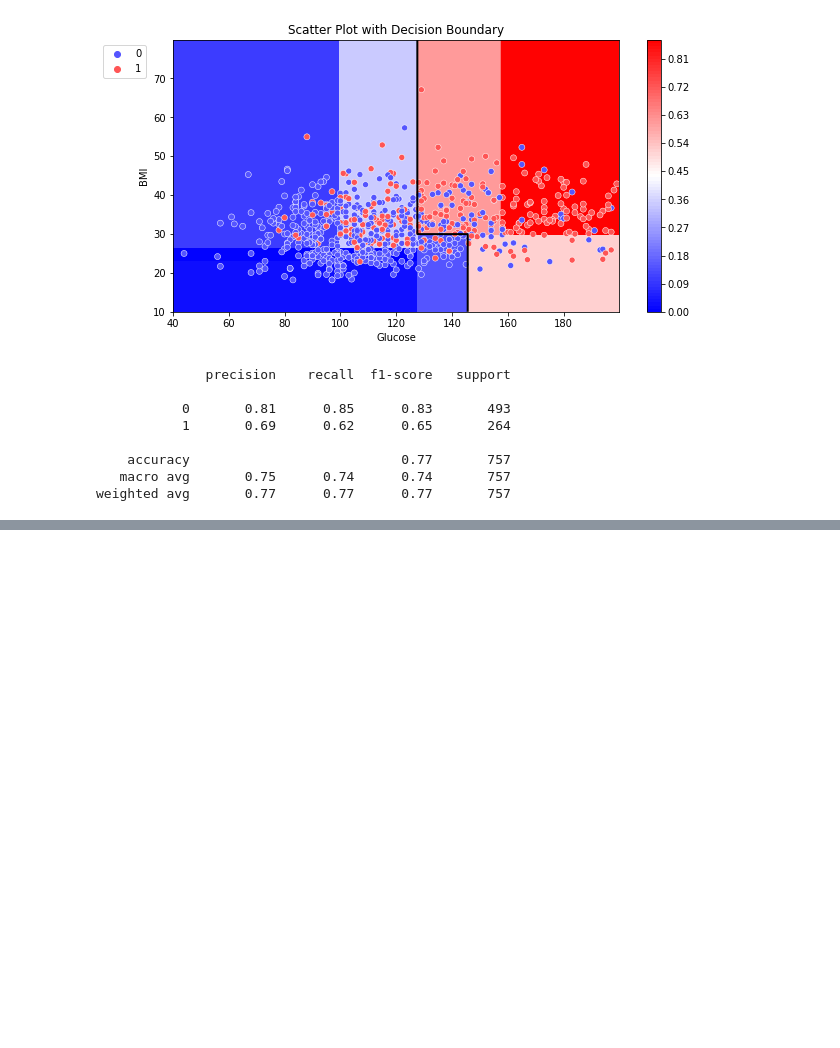
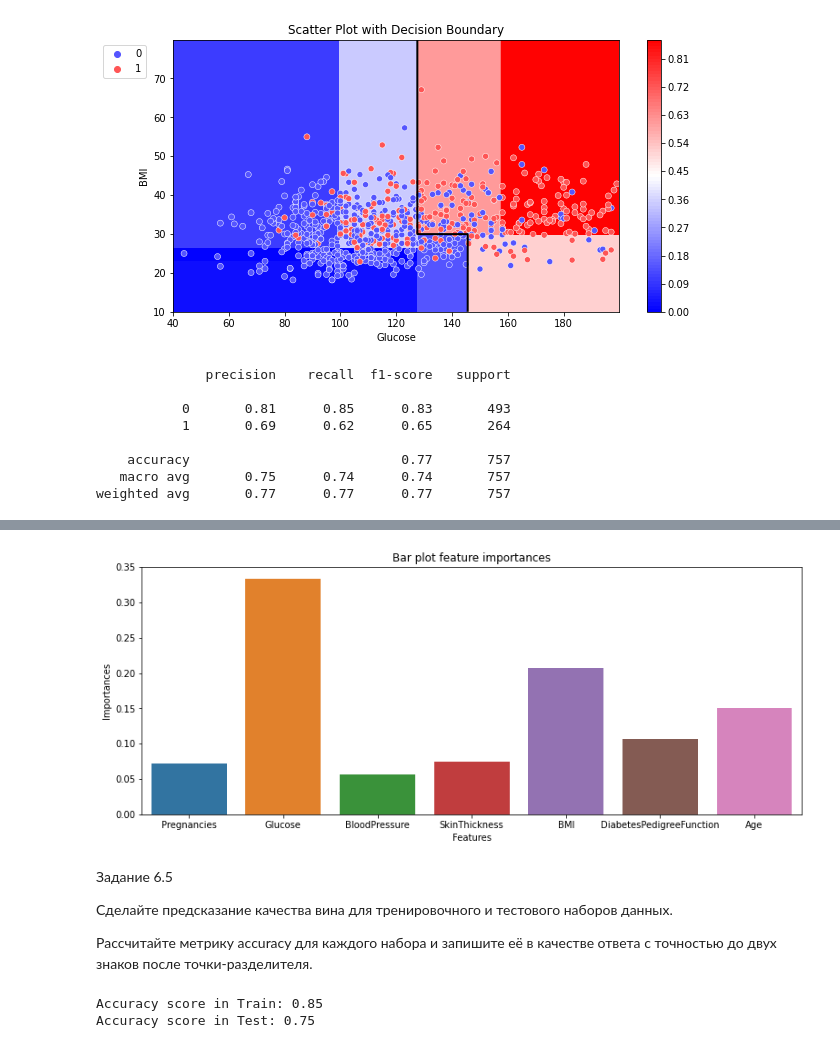
Before and after one commit to DarthSirius/Lessons, a Jupyter notebook: SkillFactory/ML/ML_3.ipynb, the cells around one changed output, grey strips where cells are left out. Saved outputs shown, nothing was run; the diff lists cells and outputs as text; code cells hidden in the pictures; blank space fills up the shorter version.

```diff
--- a/SkillFactory/ML/ML_3.ipynb
+++ b/SkillFactory/ML/ML_3.ipynb
@@ -446,0 +609,21 @@ weighted avg       0.77      0.77      0.77       757
+# %%
+#Создаём матрицу признаков X и столбец с ответами y
+X = diabetes_data.drop('Outcome', axis=1)
+y = diabetes_data['Outcome']
+
+
+#Создаём объект класса RandomForestClassifier
+rf_clf_full = ensemble.RandomForestClassifier(
+    n_estimators=300, #число деревьев
+    criterion='entropy', #критерий эффективности
+    max_depth=6, #максимальная глубина дерева
+    max_features='sqrt', #число признаков из метода случайных подпространств
+    random_state=42 #генератор случайных чисел
+)
+#Обучаем модель
+rf_clf_full.fit(X, y)
+
+#Делаем предсказание класса
+y_pred = rf_clf_full.predict(X)
+#Выводим отчёт о метриках
+print(metrics.classification_report(y, y_pred))
@@ -446,0 +649,18 @@ weighted avg       0.77      0.77      0.77       757
+# %%
+fig, ax = plt.subplots(figsize=(13, 5)) #фигура + координатная плоскость
+feature = X.columns #признаки
+feature_importances = rf_clf_full.feature_importances_ #важность признаков
+#Строим столбчатую диаграмму
+sns.barplot(x=feature, y=feature_importances, ax=ax);
+#Добавляем подпись графику, осям абсцисс и ординат
+ax.set_title('Bar plot feature importances')
+ax.set_xlabel('Features')
+ax.set_ylabel('Importances');
+# %% [output]
+[figure, added]
+# %% [markdown]
+Задание 6.5
+
+Сделайте предсказание качества вина для тренировочного и тестового наборов данных.
+
+Рассчитайте метрику accuracy для каждого набора и запишите её в качестве ответа с точностью до двух знаков после точки-разделителя.
@@ -446,0 +676,22 @@ weighted avg       0.77      0.77      0.77       757
+# %%
+#Создаём объект класса RandomForestClassifier
+rf_clf_2d = ensemble.RandomForestClassifier(
+    n_estimators=500, #число деревьев
+    criterion='gini', #критерий эффективности
+    max_depth=8, #максимальная глубина дерева
+    max_features='sqrt', #число признаков из метода случайных подпространств
+    min_samples_leaf=10,
+    random_state=42 #генератор случайных чисел
+)
+#Обучаем модель
+rf_clf_2d.fit(X_train, y_train)
+
+#Делаем предсказание класса
+y_train_pred = rf_clf_2d.predict(X_train)
+y_test_pred = rf_clf_2d.predict(X_test)
+#Выводим отчёт о метриках
+print('Accuracy score in Train: {:.2f}'.format(metrics.accuracy_score(y_train, y_train_pred)))
+print('Accuracy score in Test: {:.2f}'.format(metrics.accuracy_score(y_test, y_test_pred)))
+# %% [output]
+Accuracy score in Train: 0.85
+Accuracy score in Test: 0.75
```
Also changed, not shown: parts of 39 cells of this notebook, 1 other file.
